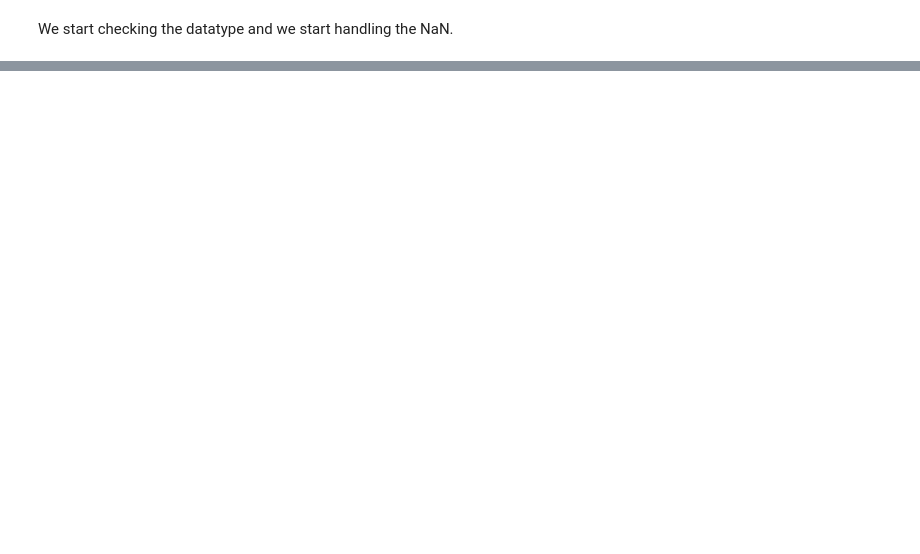
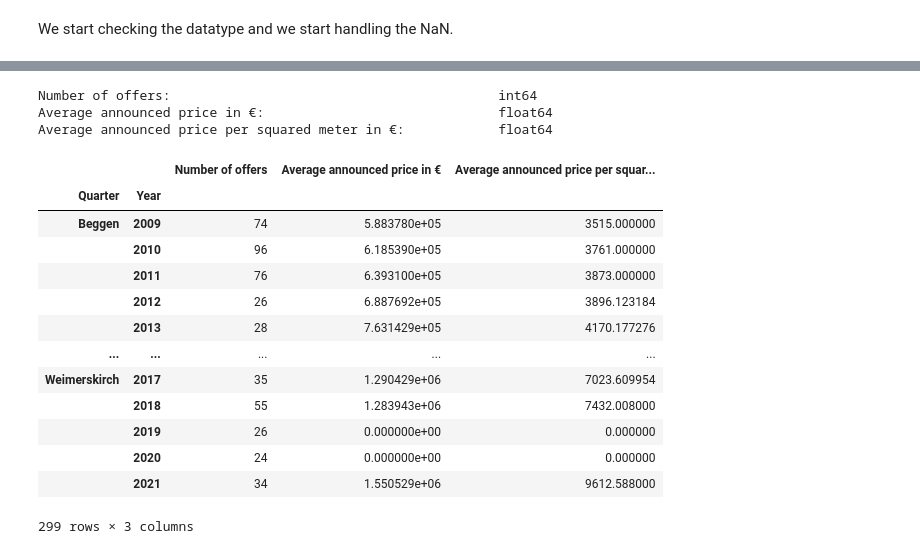
Before and after one commit to Dawreen/data-analytics-challenge, a Jupyter notebook: notebook_analysis.ipynb, the cells around one changed output, grey strips where cells are left out. Drawn from its saved outputs; the diff is of its cells as text; code cells hidden in the pictures; blank space fills up the shorter version.

```diff
--- a/notebook_analysis.ipynb
+++ b/notebook_analysis.ipynb
@@ -55,19 +38,2 @@ price_ap_data
 # %% [markdown]
 We start checking the datatype and we start handling the NaN.
-# %%
-
-val = 0
-price_ap_data.replace('*', val, inplace=True)
-price_ap_data['Number of offers'] = price_ap_data['Number of offers'].astype('int64')
-price_ap_data['Average announced price in €'] = price_ap_data['Average announced price in €'].astype('float64')
-price_ap_data['Average announced price per squared meter in €'] = price_ap_data['Average announced price per squared meter in €'].astype('float64')
-
-# type check
-print(f"{'Number of offers:':<50} \
-    {str(price_ap_data['Number of offers'].dtype)}")
-print(f"{'Average announced price in €:':<50} \
-    {str(price_ap_data['Average announced price in €'].dtype)}")
-print(f"{'Average announced price per squared meter in €:':<50} \
-    {str(price_ap_data['Average announced price per squared meter in €'].dtype)}")
-
-price_ap_data
@@ -91,0 +40,24 @@ Average announced price per squared meter in €:        float64
+# %%
+def check_type_missing(dataset, missing, rent=None):
+    col1 = 'Number of offers'
+    col2 = 'Average announced price in €'
+    col3 = 'Average announced price per squared meter in €'
+
+    if rent:
+        col2 = 'Average announced rent in €'
+        col3 = 'Average announced rent per squared meter in €'
+
+    # easy handling of missing data, may change for better modeling
+    val = missing
+    dataset.replace('*', val, inplace=True)
+    dataset[col1] = dataset[col1].astype('int64')
+    dataset[col2] = dataset[col2].astype('float64')
+    dataset[col3] = dataset[col3].astype('float64')
+
+    # type check
+    print(f"{col1 + ':':<50} \
+        {str(dataset[col1].dtype)}")
+    print(f"{col2 + ':':<50} \
+        {str(dataset[col2].dtype)}")
+    print(f"{col3 + ':':<50} \
+        {str(dataset[col3].dtype)}")
@@ -102 +125,23 @@ price_hous_data.head()
+# %%
+# checking types and handling missing data
+check_type_missing(price_hous_data, 0)
+price_hous_data
+# %% [output]
+Number of offers:                                          int64
+Average announced price in €:                              float64
+Average announced price per squared meter in €:            float64
+|  |  | Number of offers | Average announced price in € | Average announced price per squar... |
+| Quarter | Year |  |  |  |
+| Beggen | 2009 | 74 | 5.883780e+05 | 3515.000000 |
+|  | 2010 | 96 | 6.185390e+05 | 3761.000000 |
+|  | 2011 | 76 | 6.393100e+05 | 3873.000000 |
+|  | 2012 | 26 | 6.887692e+05 | 3896.123184 |
+|  | 2013 | 28 | 7.631429e+05 | 4170.177276 |
+| ... | ... | ... | ... | ... |
+| Weimerskirch | 2017 | 35 | 1.290429e+06 | 7023.609954 |
+|  | 2018 | 55 | 1.283943e+06 | 7432.008000 |
+|  | 2019 | 26 | 0.000000e+00 | 0.000000 |
+|  | 2020 | 24 | 0.000000e+00 | 0.000000 |
+|  | 2021 | 34 | 1.550529e+06 | 9612.588000 |
+299 rows × 3 columns
 # %%
```
Also changed, not shown: parts of 9 cells of this notebook, 1 other file.
